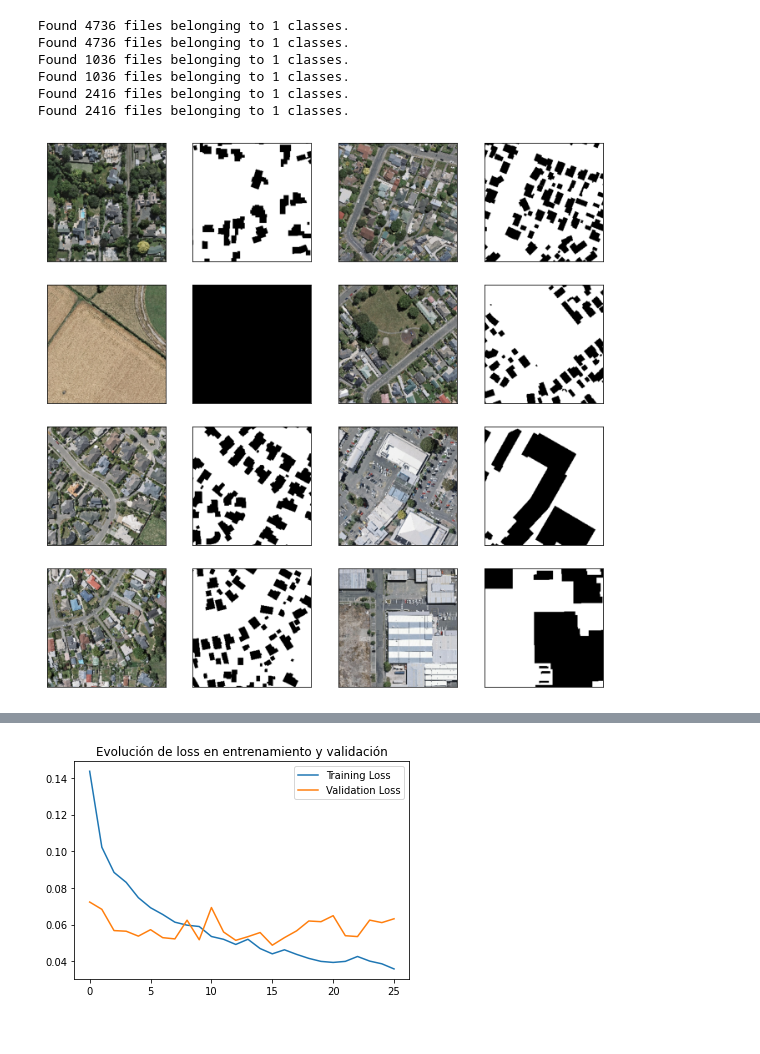
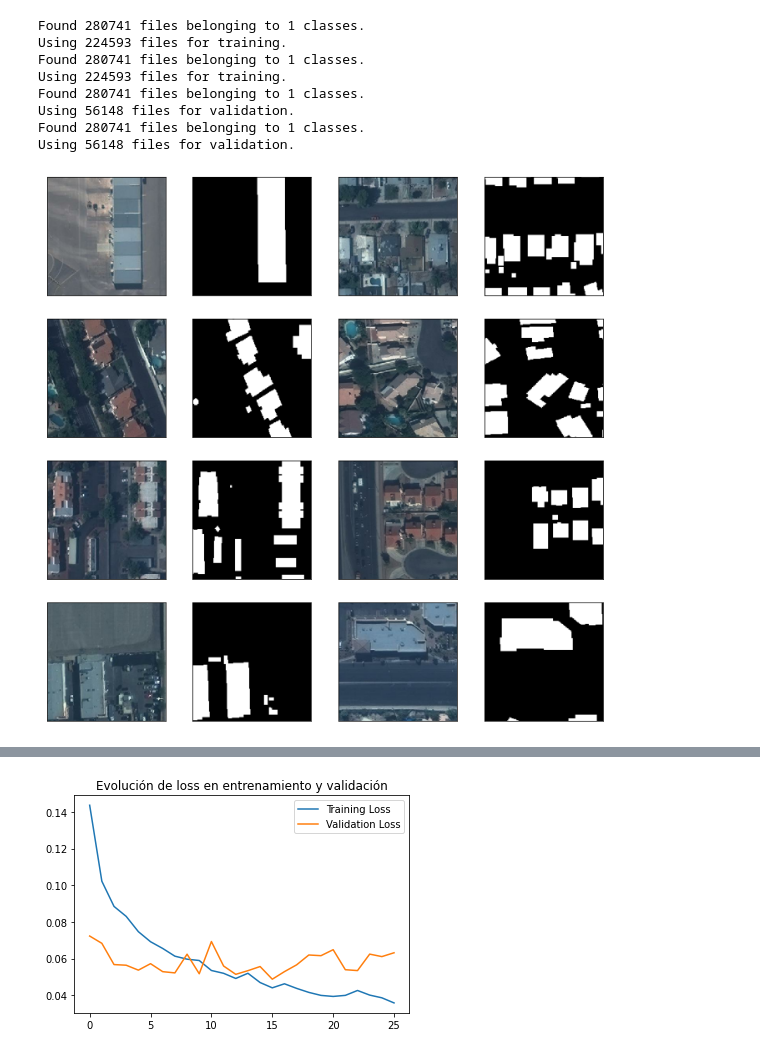
Before and after one commit to juanikiler97/Reconocimiento, a Jupyter notebook: tfg.ipynb, the cells around one changed output, grey strips where cells are left out. Saved outputs shown, nothing was run; the diff lists cells and outputs as text; code cells hidden in the pictures.

```diff
--- a/tfg.ipynb
+++ b/tfg.ipynb
@@ -13,5 +16,5 @@ from tensorflow.keras.callbacks import ModelCheckpoint, EarlyStopping
 # %%
-img_width, img_height = 256, 256
+img_width, img_height = 192, 192
 input_channels = 3
 output_channels = 1
 input_shape = (img_width, img_height, input_channels)
@@ -19,12 +22,12 @@ output_shape = (img_width, img_height, output_channels)
 seed = 13
 batch_size = 16
 
-train_dir = "train/image/"
-train_mask_dir = "train/label/"
-val_dir = "val/image/"
-val_mask_dir = "val/label/"
-test_dir = "test/image/"
-test_mask_dir = "test/label/"
+train_dir = "personal/images"
+train_mask_dir = "personal/labels"
+val_dir = "personal/images"
+val_mask_dir = "personal/labels"
+test_dir = "personal/test/image/"
+test_mask_dir = "personal/test/label/"
 # %%
 def clean_image_dir(dir_name):
   files = os.listdir(dir_name)
@@ -68,47 +71,52 @@ def generate_dataset_from_directory(directory, color_mode="rgb", interpolation="
       interpolation=interpolation,
       color_mode=color_mode,
       validation_split=validation_split,
       subset=subset)
   return ds.prefetch(buffer_size=batch_size)
 
-input_ds_train = generate_dataset_from_directory(train_dir)
-mask_ds_train = generate_dataset_from_directory(train_mask_dir, color_mode="grayscale")
+input_ds_train = generate_dataset_from_directory(train_dir, validation_split = 0.2, subset = "training")
+mask_ds_train = generate_dataset_from_directory(train_mask_dir, color_mode="grayscale", validation_split = 0.2, subset = "training")
 
-input_ds_val = generate_dataset_from_directory(val_dir)
-mask_ds_val = generate_dataset_from_directory(val_mask_dir, color_mode="grayscale")
+input_ds_val = generate_dataset_from_directory(val_dir, validation_split = 0.2, subset = "validation")
+mask_ds_val = generate_dataset_from_directory(val_mask_dir, color_mode="grayscale", validation_split = 0.2, subset = "validation")
 
-input_ds_test = generate_dataset_from_directory(test_dir)
-mask_ds_test = generate_dataset_from_directory(test_mask_dir, color_mode="grayscale")
+# input_ds_test = generate_dataset_from_directory(test_dir)
+# mask_ds_test = generate_dataset_from_directory(test_mask_dir, color_mode="grayscale")
 
 # En este tipo de problemas tenemos que 'casar' manualmente los datos asignando una máscara a cada una de las imágenes de cada dataset
 train_dataset = Dataset.zip((input_ds_train, mask_ds_train))
 val_dataset = Dataset.zip((input_ds_val, mask_ds_val))
-test_dataset = Dataset.zip((input_ds_test, mask_ds_test))
+# test_dataset = Dataset.zip((input_ds_test, mask_ds_test))
 
 sample_size = 8
 cols = 4
 rows = sample_size * 2 // cols
 plt.figure(figsize=(cols * 3, rows * 3))
 
 for x_batch, y_batch in train_dataset.take(1):
   for i in range(sample_size):
     plt.subplot(rows, cols, i * 2 + 1)
     plt.xticks([])
     plt.yticks([])
     plt.grid(False)
     plt.imshow(x_batch[i])
+    # sought = [0,0,0]
+    # black  = np.count_nonzero(np.all(x_batch[i]==sought,axis=2))
+    # print(f"black: {black}")
     plt.subplot(rows, cols, i * 2 + 2)
     plt.xticks([])
     plt.yticks([])
     plt.imshow(y_batch[i].numpy()[:,:,0], cmap="gray")
 # %% [output]
-Found 4736 files belonging to 1 classes.
-Found 4736 files belonging to 1 classes.
-Found 1036 files belonging to 1 classes.
-Found 1036 files belonging to 1 classes.
-Found 2416 files belonging to 1 classes.
-Found 2416 files belonging to 1 classes.
+Found 280741 files belonging to 1 classes.
+Using 224593 files for training.
+Found 280741 files belonging to 1 classes.
+Using 224593 files for training.
+Found 280741 files belonging to 1 classes.
+Using 56148 files for validation.
+Found 280741 files belonging to 1 classes.
+Using 56148 files for validation.
-[figure, old version]
+[figure, new version]
 # %%
 def create_model(num_classes, dropout=False):
 
```
Also changed, not shown: parts of 15 cells of this notebook, 1 other file.
